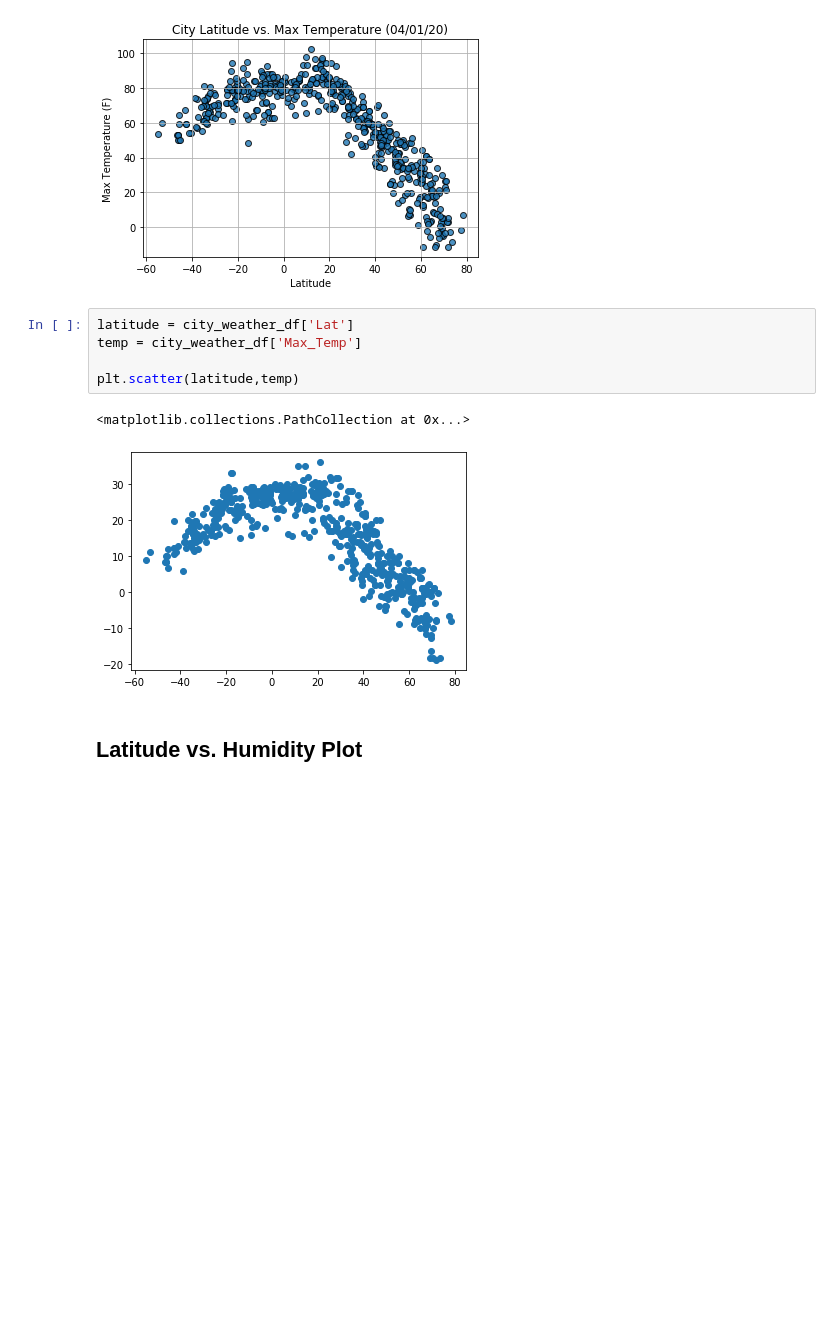
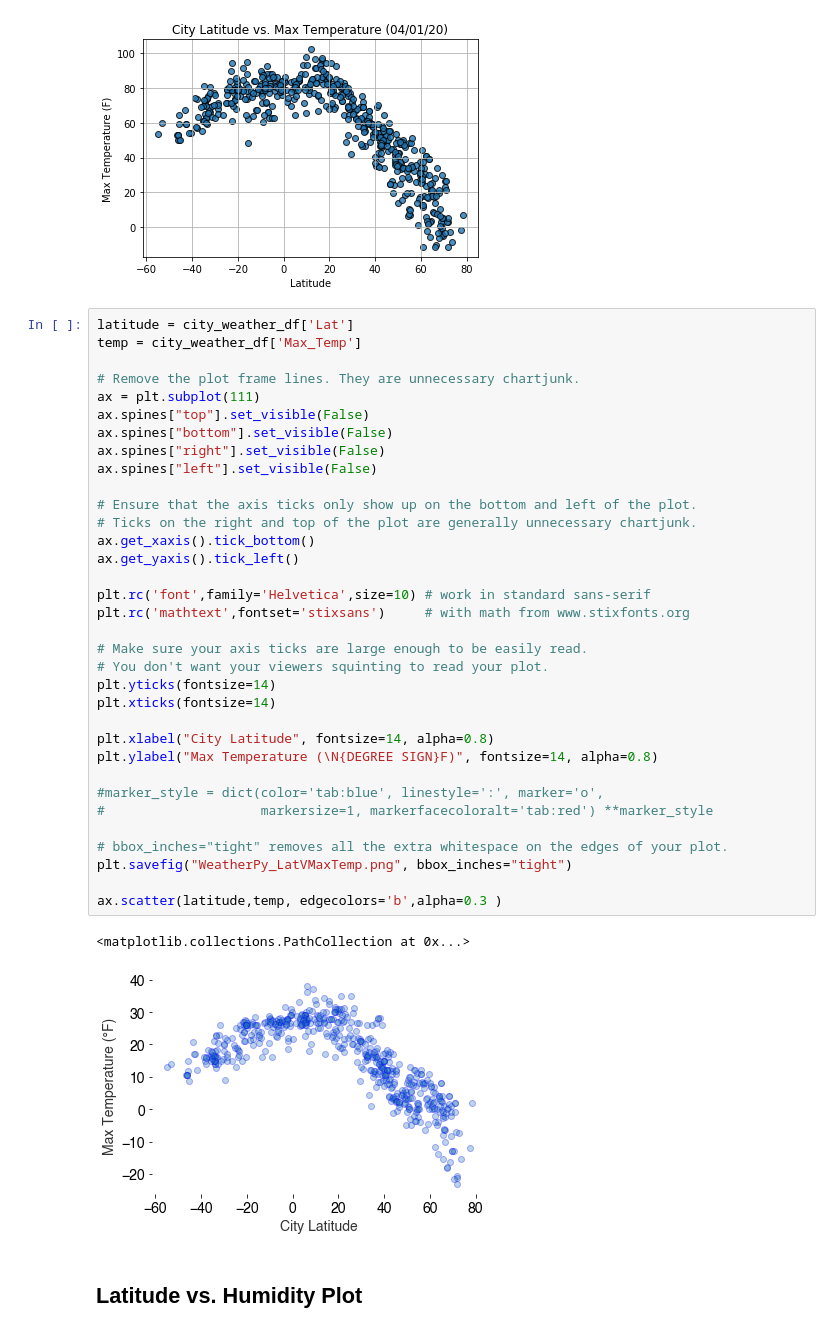
Before and after one commit to zenfinity/python-api-challenge, a Jupyter notebook: WeatherPy.ipynb, the cells around one changed output. Cells and saved outputs as stored; diff of their text form; blank space fills up the shorter version.

Commit message:
Formatted charts and saved to file for WeatherPy

```diff
--- a/WeatherPy.ipynb
+++ b/WeatherPy.ipynb
@@ -351,13 +353,42 @@ city_weather_df.describe()
 # %%
 # %% [output]
 [figure]
-# %%
-latitude = city_weather_df['Lat']
-temp = city_weather_df['Max_Temp']
-
-plt.scatter(latitude,temp)
-# %% [output]
-<matplotlib.collections.PathCollection at 0x...>
-[figure, removed]
+# %%
+latitude = city_weather_df['Lat']
+temp = city_weather_df['Max_Temp']
+
+# Remove the plot frame lines. They are unnecessary chartjunk.
+ax = plt.subplot(111)
+ax.spines["top"].set_visible(False)
+ax.spines["bottom"].set_visible(False)
+ax.spines["right"].set_visible(False)
+ax.spines["left"].set_visible(False)
+
+# Ensure that the axis ticks only show up on the bottom and left of the plot.
+# Ticks on the right and top of the plot are generally unnecessary chartjunk.
+ax.get_xaxis().tick_bottom()
+ax.get_yaxis().tick_left()
+
+plt.rc('font',family='Helvetica',size=10) # work in standard sans-serif
+plt.rc('mathtext',fontset='stixsans')     # with math from www.stixfonts.org
+
+# Make sure your axis ticks are large enough to be easily read.
+# You don't want your viewers squinting to read your plot.
+plt.yticks(fontsize=14)
+plt.xticks(fontsize=14)
+
+plt.xlabel("City Latitude", fontsize=14, alpha=0.8)
+plt.ylabel("Max Temperature (\N{DEGREE SIGN}F)", fontsize=14, alpha=0.8)
+
+#marker_style = dict(color='tab:blue', linestyle=':', marker='o',
+#                    markersize=1, markerfacecoloralt='tab:red') **marker_style
+
+# bbox_inches="tight" removes all the extra whitespace on the edges of your plot.
+plt.savefig("WeatherPy_LatVMaxTemp.png", bbox_inches="tight")
+
+ax.scatter(latitude,temp, edgecolors='b',alpha=0.3 )
+# %% [output]
+<matplotlib.collections.PathCollection at 0x...>
+[figure, added]
 # %% [markdown]
 ## Latitude vs. Humidity Plot
```
Also changed, not shown: parts of 16 cells of this notebook, 9 other files.
